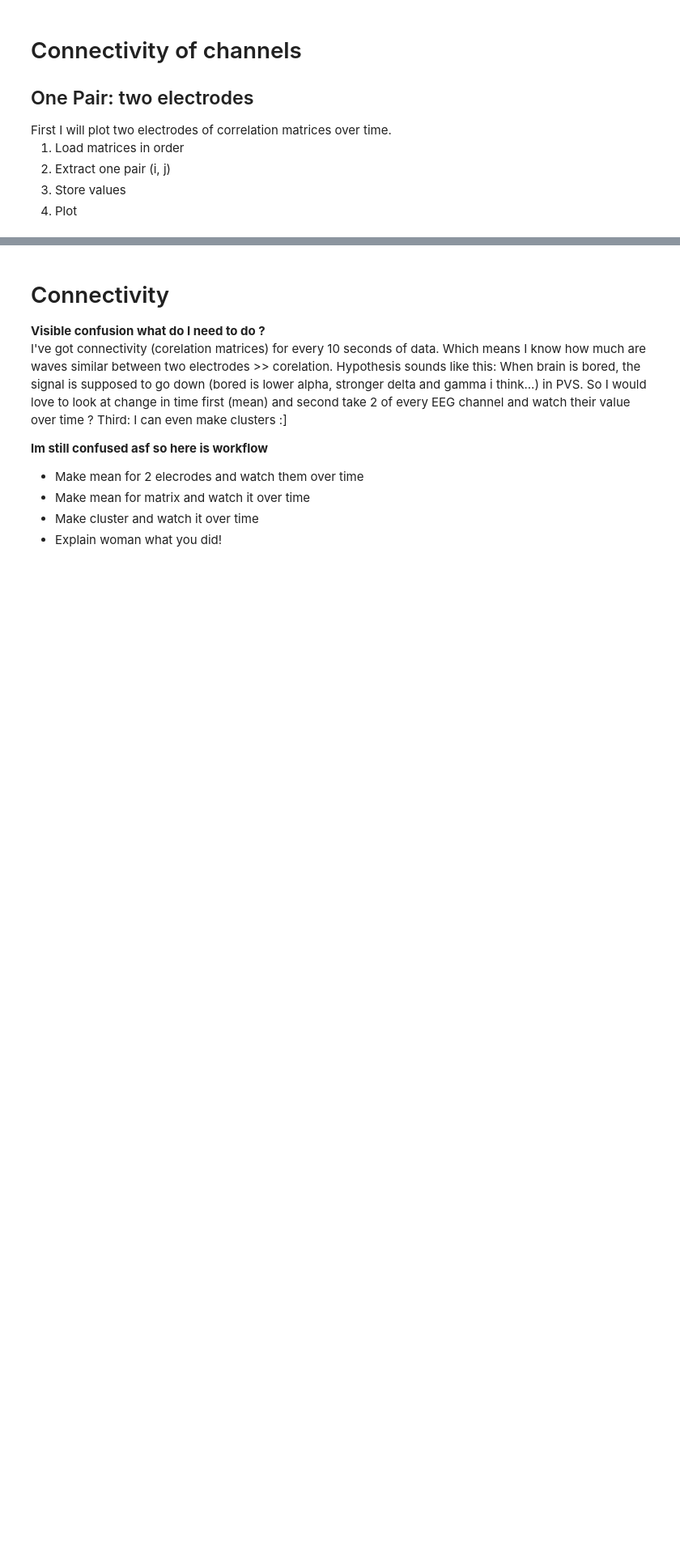
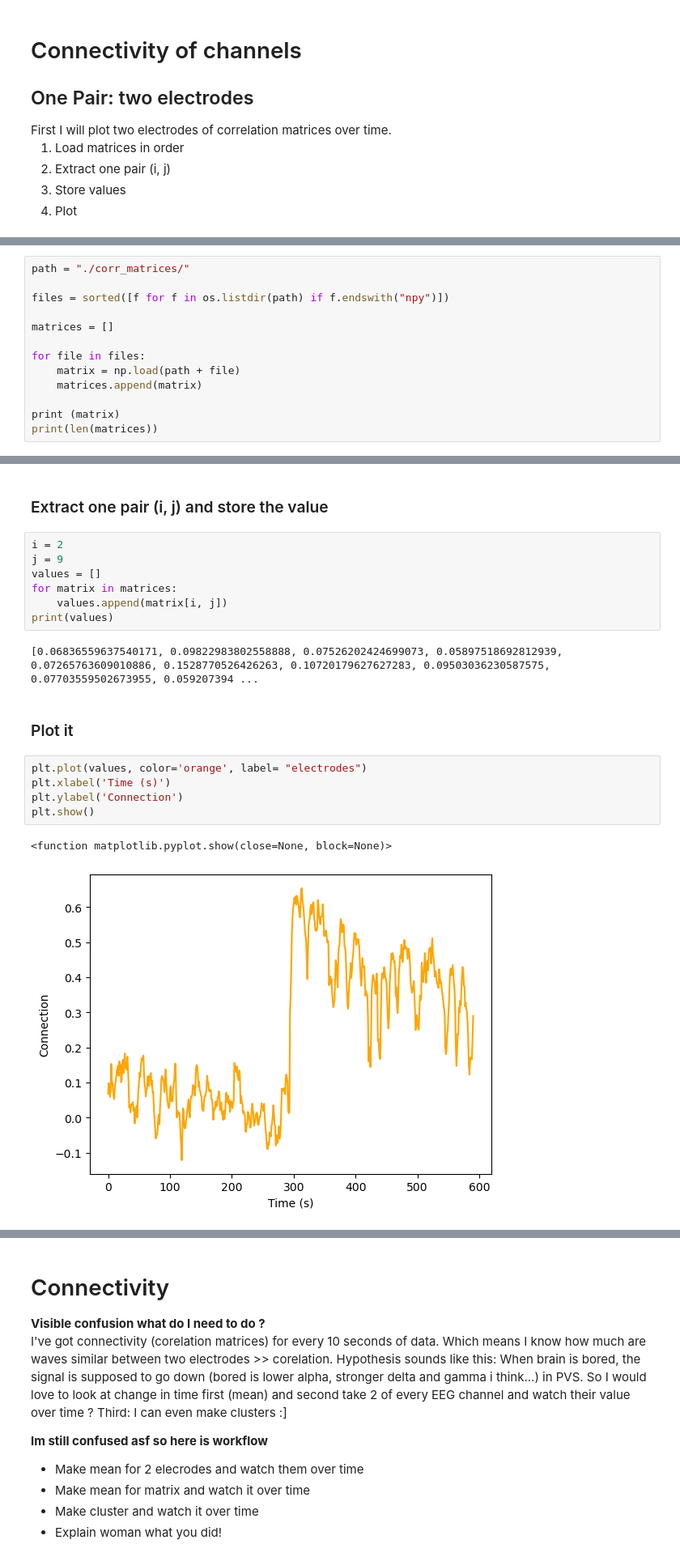
Before and after one commit to Beelzebufo2001/AnalysisBooredEEG, a Jupyter notebook: Notebook/Connectivity.ipynb, the cells around one changed output, grey strips where cells are left out. Shown at 81% size. Drawn from its saved outputs; the diff is of its cells as text; blank space fills up the shorter version.

Commit message:
Connectrivity loading and printing for two electrodes

```diff
--- a/Notebook/Connectivity.ipynb
+++ b/Notebook/Connectivity.ipynb
@@ -10,0 +23,13 @@ First I will plot two electrodes of correlation matrices over time.
+# %%
+path = "./corr_matrices/"
+
+files = sorted([f for f in os.listdir(path) if f.endswith("npy")])
+
+matrices = []
+
+for file in files:
+    matrix = np.load(path + file)
+    matrices.append(matrix)
+
+print (matrix)
+print(len(matrices))
@@ -10,0 +51,21 @@ First I will plot two electrodes of correlation matrices over time.
+# %% [markdown]
+<h3>Extract one pair (i, j) and store the value</h3>
+# %%
+i = 2
+j = 9
+values = []
+for matrix in matrices:
+    values.append(matrix[i, j])
+print(values)
+# %% [output]
+[0.06836559637540171, 0.09822983802558888, 0.07526202424699073, 0.05897518692812939, 0.07265763609010886, 0.1528770526426263, 0.10720179627627283, 0.09503036230587575, 0.07703559502673955, 0.059207394 ...
+# %% [markdown]
+<h3>Plot it</h3>
+# %%
+plt.plot(values, color='orange', label= "electrodes")
+plt.xlabel('Time (s)')
+plt.ylabel('Connection')
+plt.show()
+# %% [output]
+<function matplotlib.pyplot.show(close=None, block=None)>
+[figure, added]
```
Also changed, not shown: parts of 4 cells of this notebook.
